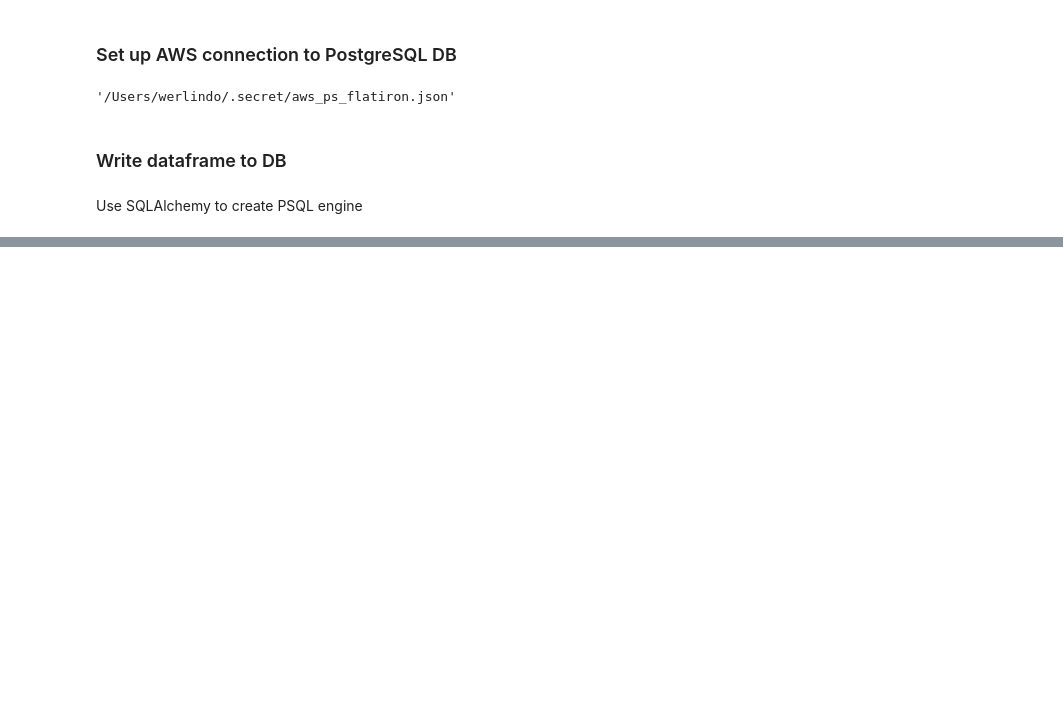
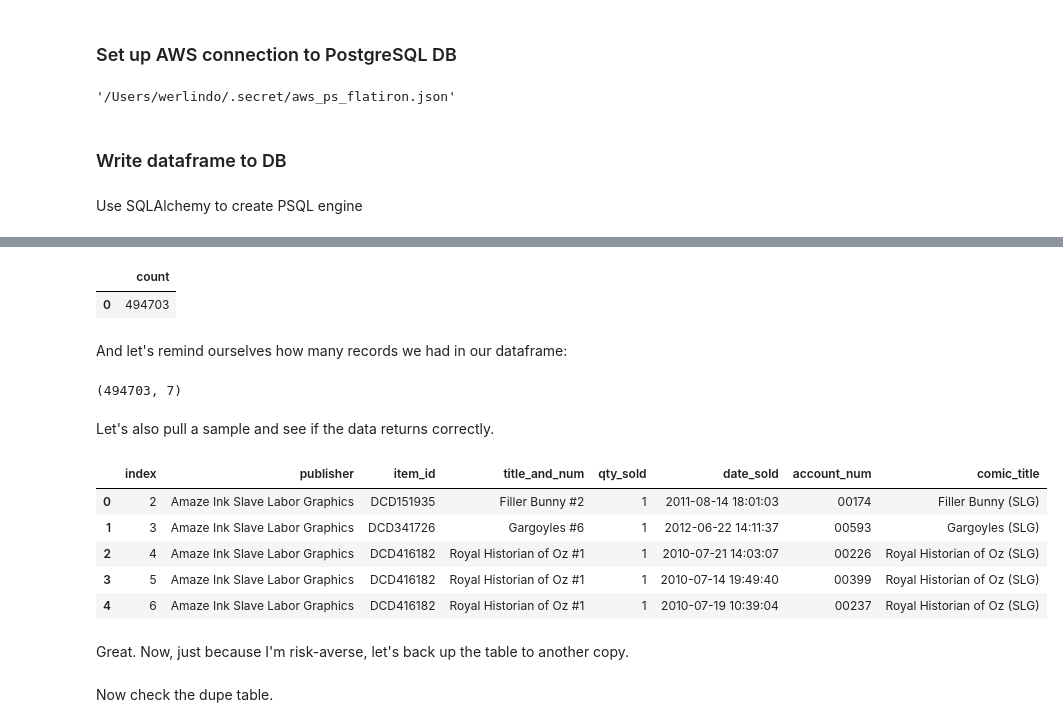
Before and after one commit to werlindo/comics_rx, a Jupyter notebook: comics_rx-data_prep.ipynb, the cells around one changed output, grey strips where cells are left out. Cells and saved outputs as stored; diff of their text form; code cells hidden in the pictures; blank space fills up the shorter version.

Commit message:
complete first pass on data prep and save to AWS

```diff
--- a/comics_rx-data_prep.ipynb
+++ b/comics_rx-data_prep.ipynb
@@ -452,0 +460,12 @@ trans_df.to_sql(trans_tbl_nm, con=sql_alch_engine, if_exists='append')
+# %%
+# Setup PSQL connection
+conn = psql.connect(
+    database=db,
+    user=user,
+    password=ps,
+    host=host,
+    port='5432'
+)
+# %%
+# Instantiate cursor
+cur = conn.cursor()
@@ -452,0 +484,13 @@ trans_df.to_sql(trans_tbl_nm, con=sql_alch_engine, if_exists='append')
+# %%
+temp_df
+# %% [output]
+|  | count |
+| 0 | 494703 |
+# %% [markdown]
+And let's remind ourselves how many records we had in our dataframe:
+# %%
+trans_df.shape
+# %% [output]
+(494703, 7)
+# %% [markdown]
+Let's also pull a sample and see if the data returns correctly.
@@ -452,0 +508,15 @@ trans_df.to_sql(trans_tbl_nm, con=sql_alch_engine, if_exists='append')
+# %%
+# Check results
+temp_df = pd.DataFrame(cur.fetchall())
+temp_df.columns = [col.name for col in cur.description]
+# %%
+temp_df.head()
+# %% [output]
+|  | index | publisher | item_id | title_and_num | qty_sold | date_sold | account_num | comic_title |
+| 0 | 2 | Amaze Ink Slave Labor Graphics | DCD151935 | Filler Bunny #2 | 1 | 2011-08-14 18:01:03 | 00174 | Filler Bunny (SLG) |
+| 1 | 3 | Amaze Ink Slave Labor Graphics | DCD341726 | Gargoyles #6 | 1 | 2012-06-22 14:11:37 | 00593 | Gargoyles (SLG) |
+| 2 | 4 | Amaze Ink Slave Labor Graphics | DCD416182 | Royal Historian of Oz #1 | 1 | 2010-07-21 14:03:07 | 00226 | Royal Historian of Oz (SLG) |
+| 3 | 5 | Amaze Ink Slave Labor Graphics | DCD416182 | Royal Historian of Oz #1 | 1 | 2010-07-14 19:49:40 | 00399 | Royal Historian of Oz (SLG) |
+| 4 | 6 | Amaze Ink Slave Labor Graphics | DCD416182 | Royal Historian of Oz #1 | 1 | 2010-07-19 10:39:04 | 00237 | Royal Historian of Oz (SLG) |
+# %% [markdown]
+Great. Now, just because I'm risk-averse, let's back up the table to another copy.
@@ -452,0 +532,2 @@ trans_df.to_sql(trans_tbl_nm, con=sql_alch_engine, if_exists='append')
+# %% [markdown]
+Now check the dupe table.
```
Also changed, not shown: parts of 23 cells of this notebook, 1 other file.
